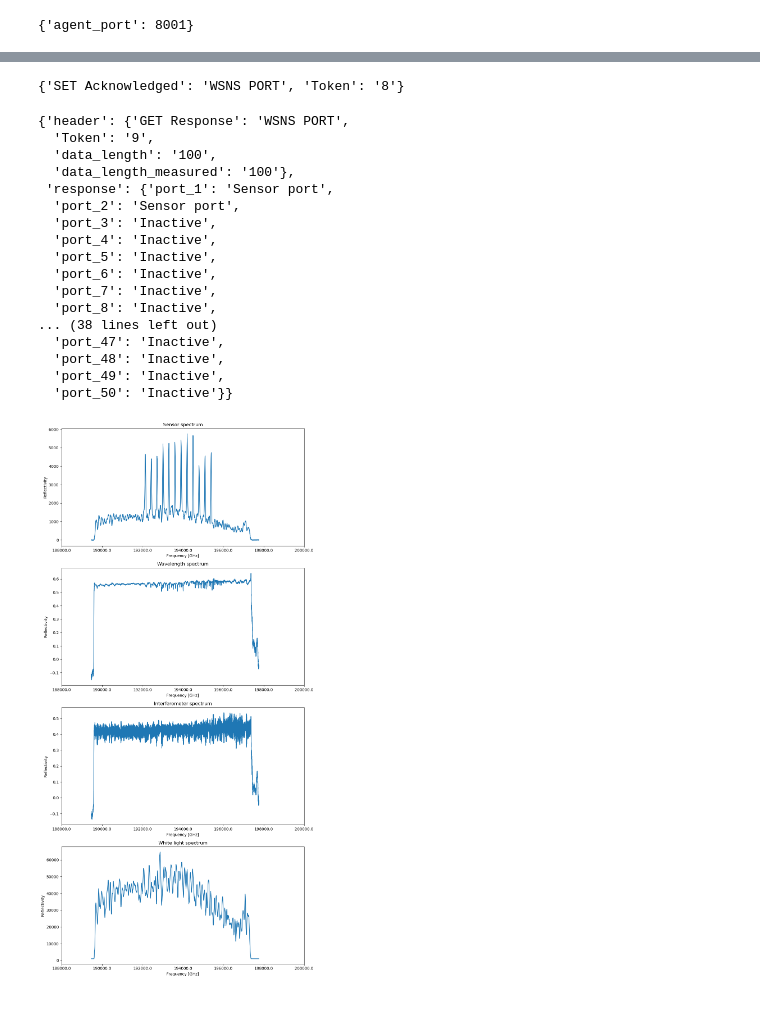
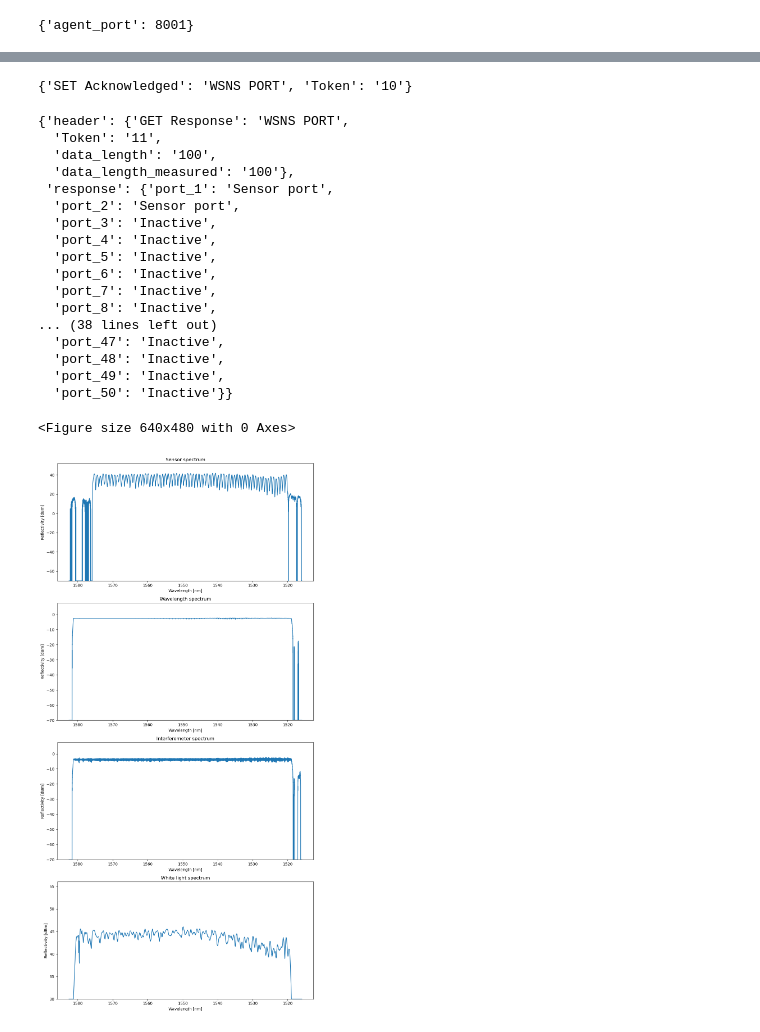
Before and after one commit to ldcn/pyWistom, a Jupyter notebook: pyWistom.ipynb, the cells around one changed output, grey strips where cells are left out. Cells and saved outputs as stored; diff of their text form; code cells hidden in the pictures.

```diff
--- a/pyWistom.ipynb
+++ b/pyWistom.ipynb
@@ -3,7 +4,7 @@ import pyWistom
 # %%
 from wistomconfig import HOST, PORT, USER_ID, PASSWORD
 WROOT = "wroot"
-client = pyWistom.WistomClient(HOST, PORT, WROOT, WROOT)
+client = pyWistom.WistomClient(HOST, PORT, USER_ID, PASSWORD, use_ssh=False)
 client.connection.connect()
 client.login()
 # %% [output]
@@ -117,12 +123,12 @@ client.get_smgr_info()
 # %%
 client.custom_api_request(pyWistom.COMMAND_ID['SET'], b'WSNS', b'PORT', bytes.fromhex("6601"))
 # %% [output]
-{'SET Acknowledged': 'WSNS PORT', 'Token': '8'}
+{'SET Acknowledged': 'WSNS PORT', 'Token': '10'}
 # %%
 client.custom_api_request(pyWistom.COMMAND_ID['GET'], b'WSNS', b'PORT', bytes.fromhex(""))
 # %% [output]
 {'header': {'GET Response': 'WSNS PORT',
-  'Token': '9',
+  'Token': '11',
   'data_length': '100',
   'data_length_measured': '100'},
  'response': {'port_1': 'Sensor port',
@@ -150,47 +156,57 @@ type = {
     "white_light_spectrum": "0a04",
     "frequency_interval": "0a05"
 }
+pyWistom.COMMAND_ID['SET'], b'WSNS', b'DATA', bytes.fromhex("0201")
 
 for key, hex_code in type.items():
     spectrum[key] = client.custom_api_request(
         pyWistom.COMMAND_ID['GET'], b'WSNS', b'DATA', bytes.fromhex(hex_code)
 )
 
 # Extract spectrum data values
 sensor_spectrum_values = spectrum['sensor_spectrum']['response']['spectrum_data_values']
 wavelength_reference_spectrum_values = spectrum['wavelength_reference_spectrum']['response']['spectrum_data_values']
 interferometer_spectrum_values = spectrum['interferometer_spectrum']['response']['spectrum_data_values']
 white_light_spectrum_values = spectrum['white_light_spectrum']['response']['spectrum_data_values']
 frequency_interval_values = spectrum['frequency_interval']['response']['spectrum_data_values']
-
-# Plot all 5 spectrographs
-fig, axs = plt.subplots(4, 1, figsize=(10, 20))
 
 titles = [
     spectrum['sensor_spectrum']['response']['spectrum_type'],
     spectrum['wavelength_reference_spectrum']['response']['spectrum_type'],
     spectrum['interferometer_spectrum']['response']['spectrum_type'],
     spectrum['white_light_spectrum']['response']['spectrum_type']
 ]
 values = [
     sensor_spectrum_values,
     wavelength_reference_spectrum_values,
     interferometer_spectrum_values,
     white_light_spectrum_values
 ]
 
+plt.tight_layout()
+plt.show()
+# Convert frequency to wavelength (λ = c/f)
+c = 299792458  # Speed of light in m/s
+wavelength_values = [c / freq * 1e9 for freq in frequency_interval_values]  # Convert to nm
+
+# Plot all 4 spectrographs with wavelength x-axis
+fig, axs = plt.subplots(4, 1, figsize=(10, 20))
+
 for i, (ax, vals, title) in enumerate(zip(axs, values, titles)):
-    ax.plot(frequency_interval_values, vals)
+    # Convert to dBm
+    vals_dbm = [10 * np.log10(v) if v > 0 else -70 for v in vals]
+    ax.plot(wavelength_values[::-1], vals_dbm[::-1])
     ax.set_title(title)
-
-for ax in axs:
-    ax.set_xlabel('Frequency [GHz]')
-    ax.set_ylabel('Reflectivity')
-    ax.ticklabel_format(style='plain', axis='x', useOffset=False)  # Ensure x-axis shows plain numbers
-    ax.set_xticks([tick for tick in ax.get_xticks()])  # Update x-ticks
-    ax.set_xticklabels([f'{tick / 1e9:.1f}' for tick in ax.get_xticks()])  # Convert Hz to GHz
+    ax.set_xlabel('Wavelength [nm]')
+    ax.set_ylabel('Reflectivity [dBm]')
+    # Determine appropriate y-axis limits
+    y_min = min(vals_dbm)
+    y_max = max(vals_dbm) + 10
+    ax.set_ylim(y_min, y_max)
+    ax.invert_xaxis()
 
 plt.tight_layout()
 plt.show()
 # %% [output]
+<Figure size 640x480 with 0 Axes>
-[figure, old version]
+[figure, new version]
```
Also changed, not shown: parts of 18 cells of this notebook.
